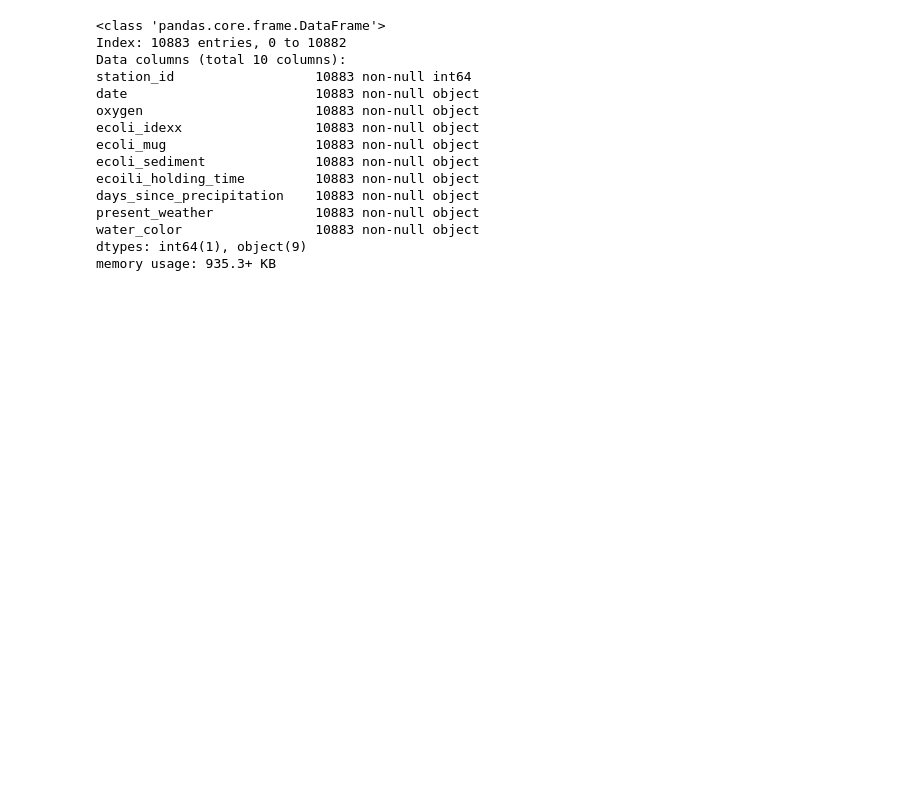
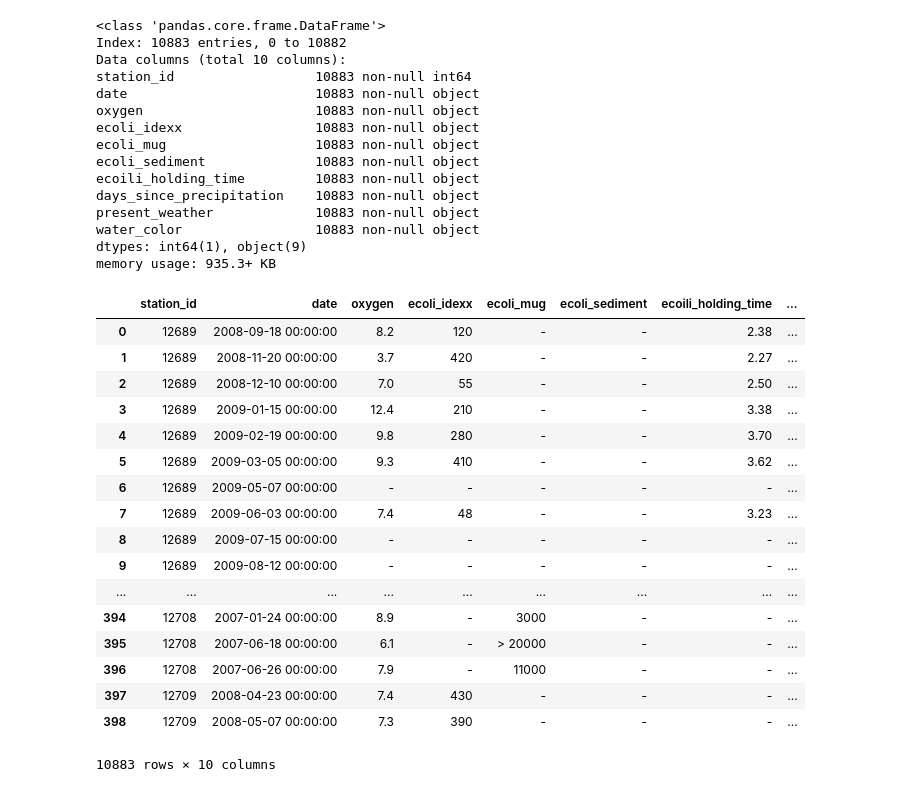
Before and after one commit to codeupada1/san-antonio-datathon-2019, a Jupyter notebook: dd-sara.ipynb, the cells around one changed output. Drawn from its saved outputs; the diff is of its cells as text; code cells hidden in the pictures; blank space fills up the shorter version.

```diff
--- a/dd-sara.ipynb
+++ b/dd-sara.ipynb
@@ -201,3 +201,25 @@ present_weather             10883 non-null object
 water_color                 10883 non-null object
 dtypes: int64(1), object(9)
 memory usage: 935.3+ KB
+# %%
+df = df_water_quality
+df
+# %% [output]
+|  | station_id | date | oxygen | ecoli_idexx | ecoli_mug | ecoli_sediment | ecoili_holding_time | ... |
+| 0 | 12689 | 2008-09-18 00:00:00 | 8.2 | 120 | - | - | 2.38 | ... |
+| 1 | 12689 | 2008-11-20 00:00:00 | 3.7 | 420 | - | - | 2.27 | ... |
+| 2 | 12689 | 2008-12-10 00:00:00 | 7.0 | 55 | - | - | 2.50 | ... |
+| 3 | 12689 | 2009-01-15 00:00:00 | 12.4 | 210 | - | - | 3.38 | ... |
+| 4 | 12689 | 2009-02-19 00:00:00 | 9.8 | 280 | - | - | 3.70 | ... |
+| 5 | 12689 | 2009-03-05 00:00:00 | 9.3 | 410 | - | - | 3.62 | ... |
+| 6 | 12689 | 2009-05-07 00:00:00 | - | - | - | - | - | ... |
+| 7 | 12689 | 2009-06-03 00:00:00 | 7.4 | 48 | - | - | 3.23 | ... |
+| 8 | 12689 | 2009-07-15 00:00:00 | - | - | - | - | - | ... |
+| 9 | 12689 | 2009-08-12 00:00:00 | - | - | - | - | - | ... |
+| ... | ... | ... | ... | ... | ... | ... | ... | ... |
+| 394 | 12708 | 2007-01-24 00:00:00 | 8.9 | - | 3000 | - | - | ... |
+| 395 | 12708 | 2007-06-18 00:00:00 | 6.1 | - | > 20000 | - | - | ... |
+| 396 | 12708 | 2007-06-26 00:00:00 | 7.9 | - | 11000 | - | - | ... |
+| 397 | 12709 | 2008-04-23 00:00:00 | 7.4 | 430 | - | - | - | ... |
+| 398 | 12709 | 2008-05-07 00:00:00 | 7.3 | 390 | - | - | - | ... |
+10883 rows × 10 columns
```
Also changed, not shown: parts of 2 cells of this notebook, 9 other files.
